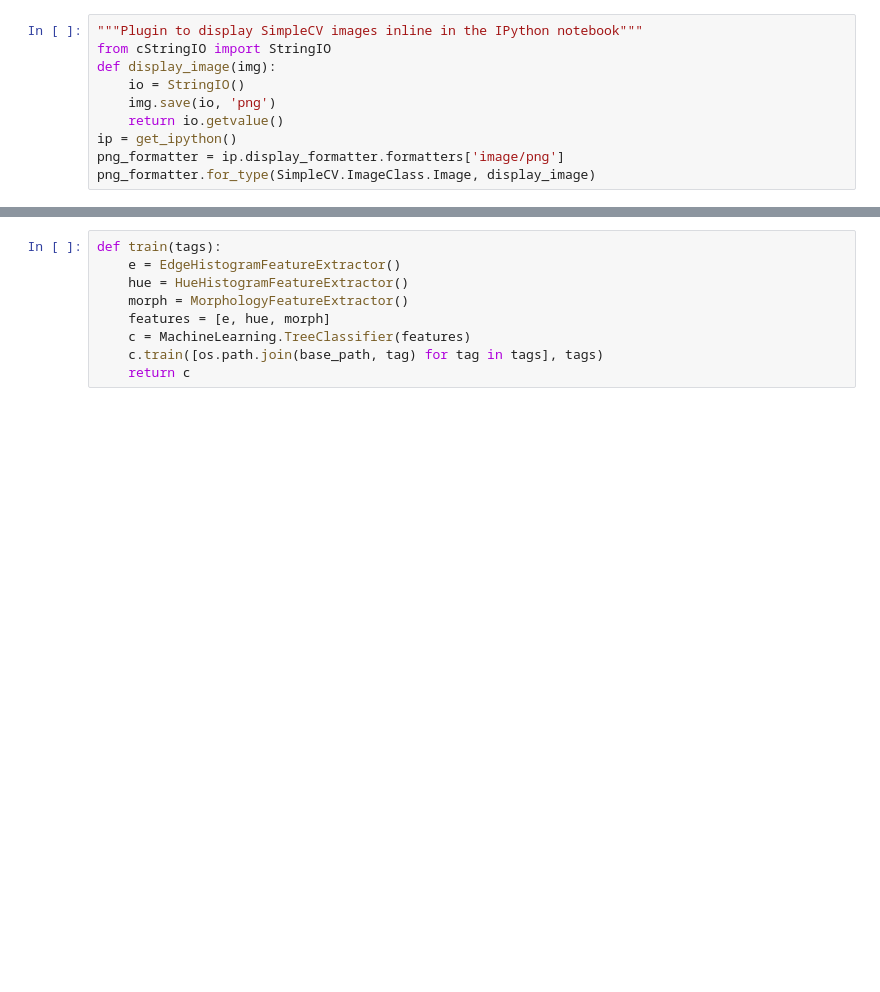
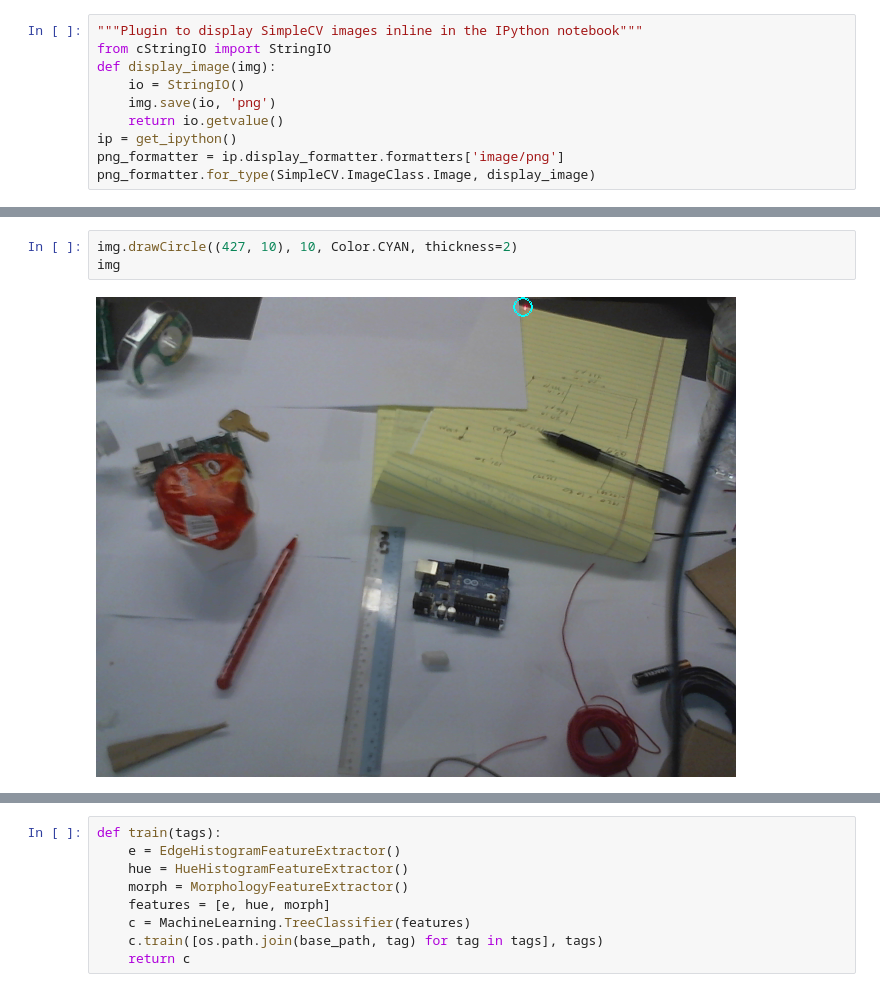
Before and after one commit to DenerosArmy/spot, a Jupyter notebook: Pinkie.ipynb, the cells around one changed output, grey strips where cells are left out. Saved outputs shown, nothing was run; the diff lists cells and outputs as text; blank space fills up the shorter version.

```diff
--- a/Pinkie.ipynb
+++ b/Pinkie.ipynb
@@ -32,0 +47,5 @@ img
+# %%
+img.drawCircle((427, 10), 10, Color.CYAN, thickness=2)
+img
+# %% [output]
+[figure, added]
```
Also changed, not shown: parts of 38 cells of this notebook, 1 other file.
